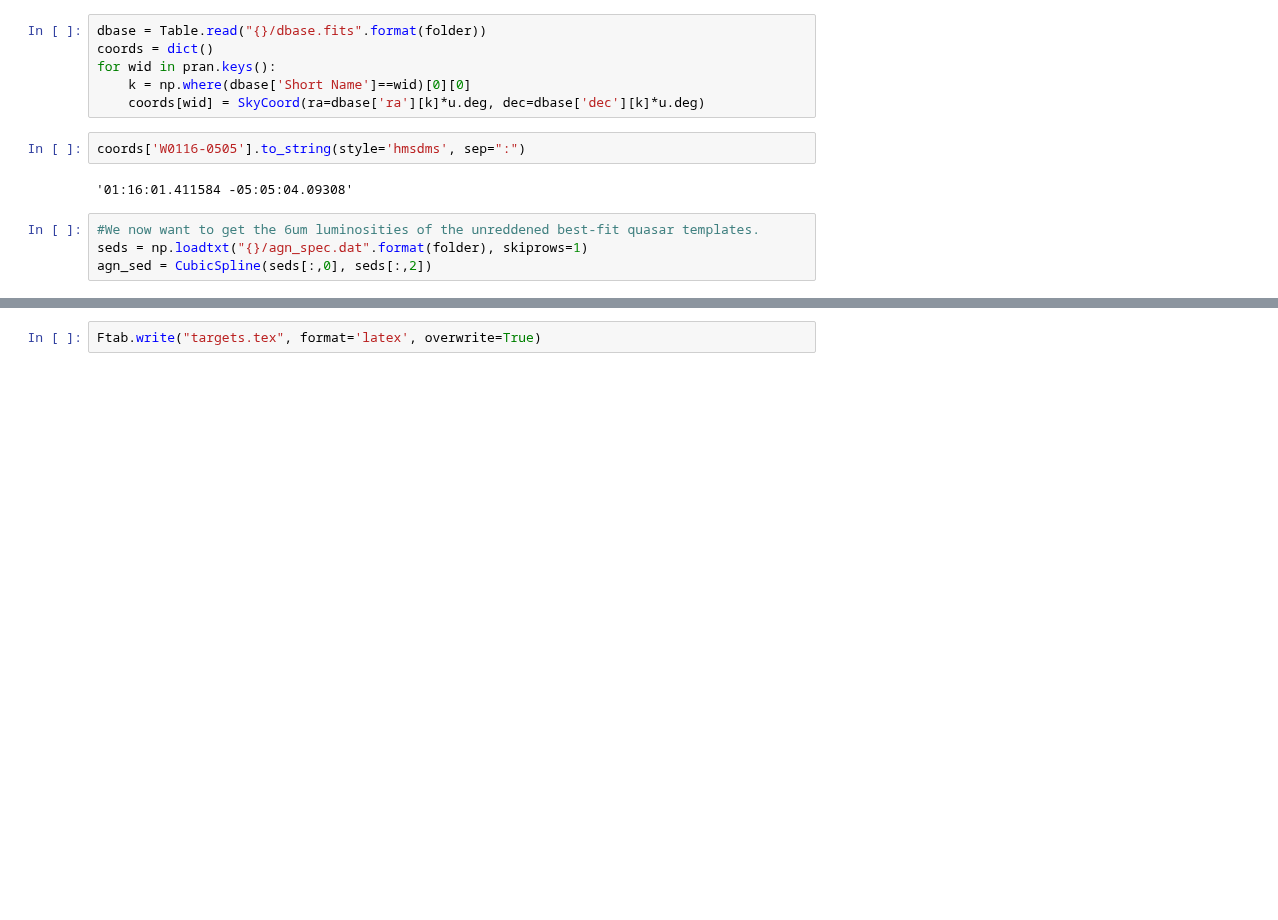
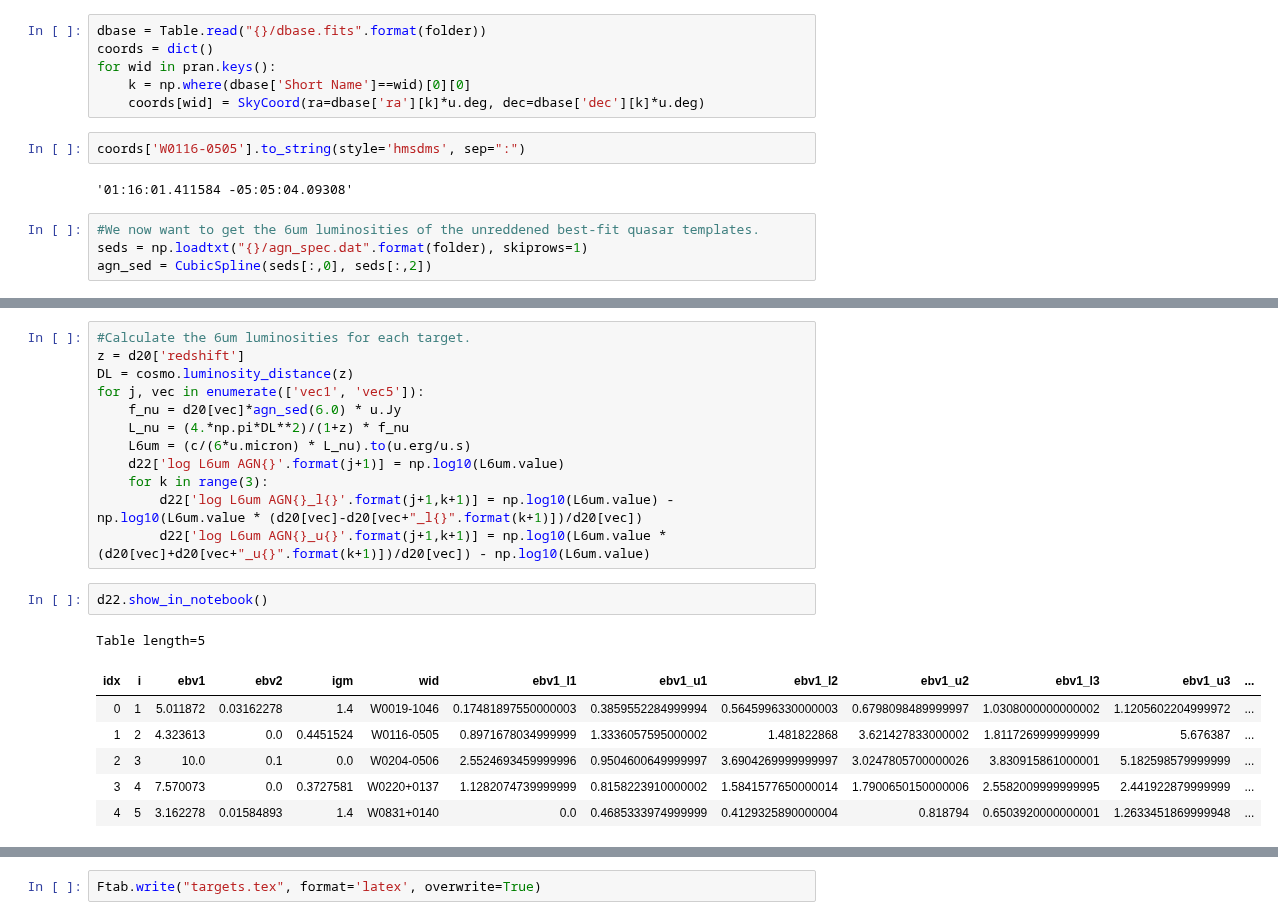
Before and after one commit to rjassef/Impol_BHDs_repo, a Jupyter notebook: Tables/targets/make_table.ipynb, the cells around one changed output, grey strips where cells are left out. Cells and saved outputs as stored; diff of their text form; blank space fills up the shorter version.

```diff
--- a/Tables/targets/make_table.ipynb
+++ b/Tables/targets/make_table.ipynb
@@ -69,0 +150,22 @@ for j, vec in enumerate(['vec1', 'vec5']):
+# %%
+#Calculate the 6um luminosities for each target.
+z = d20['redshift']
+DL = cosmo.luminosity_distance(z)
+for j, vec in enumerate(['vec1', 'vec5']):
+    f_nu = d20[vec]*agn_sed(6.0) * u.Jy
+    L_nu = (4.*np.pi*DL**2)/(1+z) * f_nu
+    L6um = (c/(6*u.micron) * L_nu).to(u.erg/u.s)
+    d22['log L6um AGN{}'.format(j+1)] = np.log10(L6um.value)
+    for k in range(3):
+        d22['log L6um AGN{}_l{}'.format(j+1,k+1)] = np.log10(L6um.value) - np.log10(L6um.value * (d20[vec]-d20[vec+"_l{}".format(k+1)])/d20[vec])
+        d22['log L6um AGN{}_u{}'.format(j+1,k+1)] = np.log10(L6um.value * (d20[vec]+d20[vec+"_u{}".format(k+1)])/d20[vec]) - np.log10(L6um.value)
+# %%
+d22.show_in_notebook()
+# %% [output]
+Table length=5
+| idx | i | ebv1 | ebv2 | igm | wid | ebv1_l1 | ebv1_u1 | ebv1_l2 | ebv1_u2 | ebv1_l3 | ebv1_u3 | ... |
+| 0 | 1 | 5.011872 | 0.03162278 | 1.4 | W0019-1046 | 0.17481897550000003 | 0.3859552284999994 | 0.5645996330000003 | 0.6798098489999997 | 1.0308000000000002 | 1.1205602204999972 | ... |
+| 1 | 2 | 4.323613 | 0.0 | 0.4451524 | W0116-0505 | 0.8971678034999999 | 1.3336057595000002 | 1.481822868 | 3.621427833000002 | 1.8117269999999999 | 5.676387 | ... |
+| 2 | 3 | 10.0 | 0.1 | 0.0 | W0204-0506 | 2.5524693459999996 | 0.9504600649999997 | 3.6904269999999997 | 3.0247805700000026 | 3.830915861000001 | 5.182598579999999 | ... |
+| 3 | 4 | 7.570073 | 0.0 | 0.3727581 | W0220+0137 | 1.1282074739999999 | 0.8158223910000002 | 1.5841577650000014 | 1.7900650150000006 | 2.5582009999999995 | 2.441922879999999 | ... |
+| 4 | 5 | 3.162278 | 0.01584893 | 1.4 | W0831+0140 | 0.0 | 0.4685333974999999 | 0.4129325890000004 | 0.818794 | 0.6503920000000001 | 1.2633451869999948 | ... |
```
Also changed, not shown: parts of 7 cells of this notebook, 18 other files.
